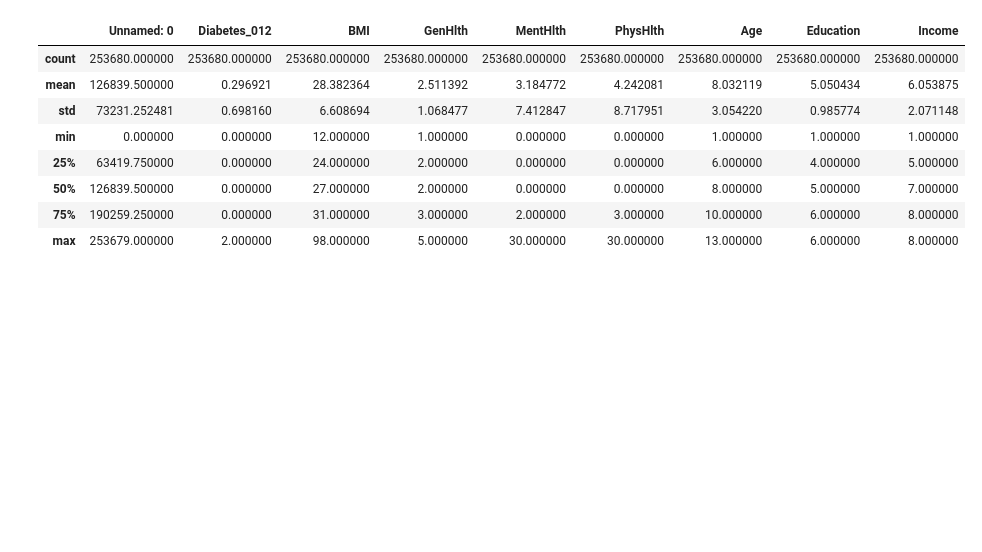
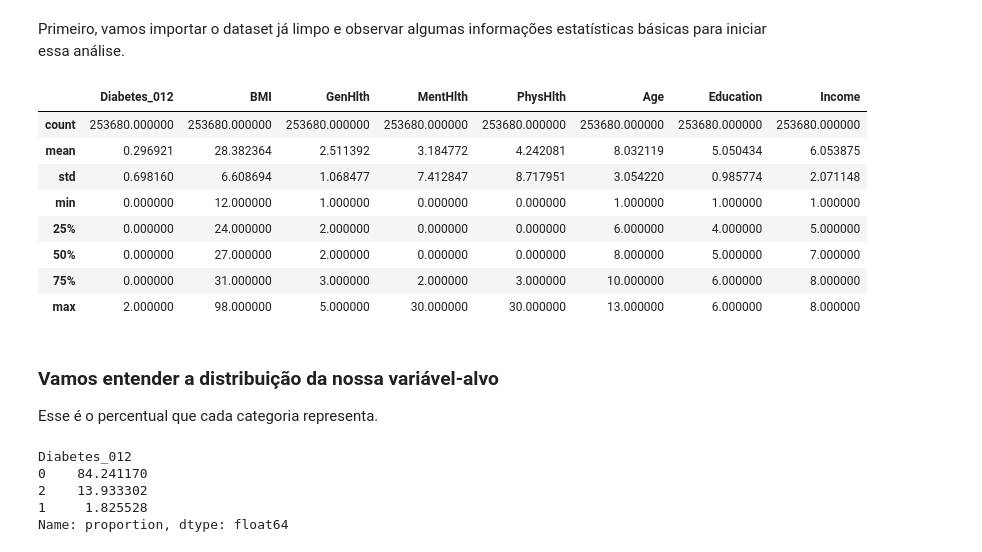
Before and after one commit to Ejurevics/diabetes-analysis, a Jupyter notebook: 02_notebooks/02_eda.ipynb, the cells around one changed output. Cells and saved outputs as stored; diff of their text form; code cells hidden in the pictures; blank space fills up the shorter version.

```diff
--- a/02_notebooks/02_eda.ipynb
+++ b/02_notebooks/02_eda.ipynb
@@ -3,15 +92,28 @@
+# %% [markdown]
+Primeiro, vamos importar o dataset já limpo e observar algumas informações estatísticas básicas para iniciar essa análise.
 # %%
 import pandas as pd
 
-df = pd.read_csv(r'C:\Estudos\Projetos\diabetes-analysis\01_data\processed\diabetes_012_processed.csv')
+df = pd.read_csv(r'C:\Estudos\projetos_pessoais\diabetes-analysis\01_data\processed\diabetes_012_processed.csv')
 df.describe()
 # %% [output]
-|  | Unnamed: 0 | Diabetes_012 | BMI | GenHlth | MentHlth | PhysHlth | Age | Education | Income |
-| count | 253680.000000 | 253680.000000 | 253680.000000 | 253680.000000 | 253680.000000 | 253680.000000 | 253680.000000 | 253680.000000 | 253680.000000 |
-| mean | 126839.500000 | 0.296921 | 28.382364 | 2.511392 | 3.184772 | 4.242081 | 8.032119 | 5.050434 | 6.053875 |
-| std | 73231.252481 | 0.698160 | 6.608694 | 1.068477 | 7.412847 | 8.717951 | 3.054220 | 0.985774 | 2.071148 |
-| min | 0.000000 | 0.000000 | 12.000000 | 1.000000 | 0.000000 | 0.000000 | 1.000000 | 1.000000 | 1.000000 |
-| 25% | 63419.750000 | 0.000000 | 24.000000 | 2.000000 | 0.000000 | 0.000000 | 6.000000 | 4.000000 | 5.000000 |
-| 50% | 126839.500000 | 0.000000 | 27.000000 | 2.000000 | 0.000000 | 0.000000 | 8.000000 | 5.000000 | 7.000000 |
-| 75% | 190259.250000 | 0.000000 | 31.000000 | 3.000000 | 2.000000 | 3.000000 | 10.000000 | 6.000000 | 8.000000 |
-| max | 253679.000000 | 2.000000 | 98.000000 | 5.000000 | 30.000000 | 30.000000 | 13.000000 | 6.000000 | 8.000000 |
+|  | Diabetes_012 | BMI | GenHlth | MentHlth | PhysHlth | Age | Education | Income |
+| count | 253680.000000 | 253680.000000 | 253680.000000 | 253680.000000 | 253680.000000 | 253680.000000 | 253680.000000 | 253680.000000 |
+| mean | 0.296921 | 28.382364 | 2.511392 | 3.184772 | 4.242081 | 8.032119 | 5.050434 | 6.053875 |
+| std | 0.698160 | 6.608694 | 1.068477 | 7.412847 | 8.717951 | 3.054220 | 0.985774 | 2.071148 |
+| min | 0.000000 | 12.000000 | 1.000000 | 0.000000 | 0.000000 | 1.000000 | 1.000000 | 1.000000 |
+| 25% | 0.000000 | 24.000000 | 2.000000 | 0.000000 | 0.000000 | 6.000000 | 4.000000 | 5.000000 |
+| 50% | 0.000000 | 27.000000 | 2.000000 | 0.000000 | 0.000000 | 8.000000 | 5.000000 | 7.000000 |
+| 75% | 0.000000 | 31.000000 | 3.000000 | 2.000000 | 3.000000 | 10.000000 | 6.000000 | 8.000000 |
+| max | 2.000000 | 98.000000 | 5.000000 | 30.000000 | 30.000000 | 13.000000 | 6.000000 | 8.000000 |
+# %% [markdown]
+### Vamos entender a distribuição da nossa variável-alvo
+Esse é o percentual que cada categoria representa.
+# %%
+print(df['Diabetes_012'].value_counts(normalize=True) * 100)
+# %% [output]
+Diabetes_012
+0    84.241170
+2    13.933302
+1     1.825528
+Name: proportion, dtype: float64
```
Also changed, not shown: parts of 40 cells of this notebook.
